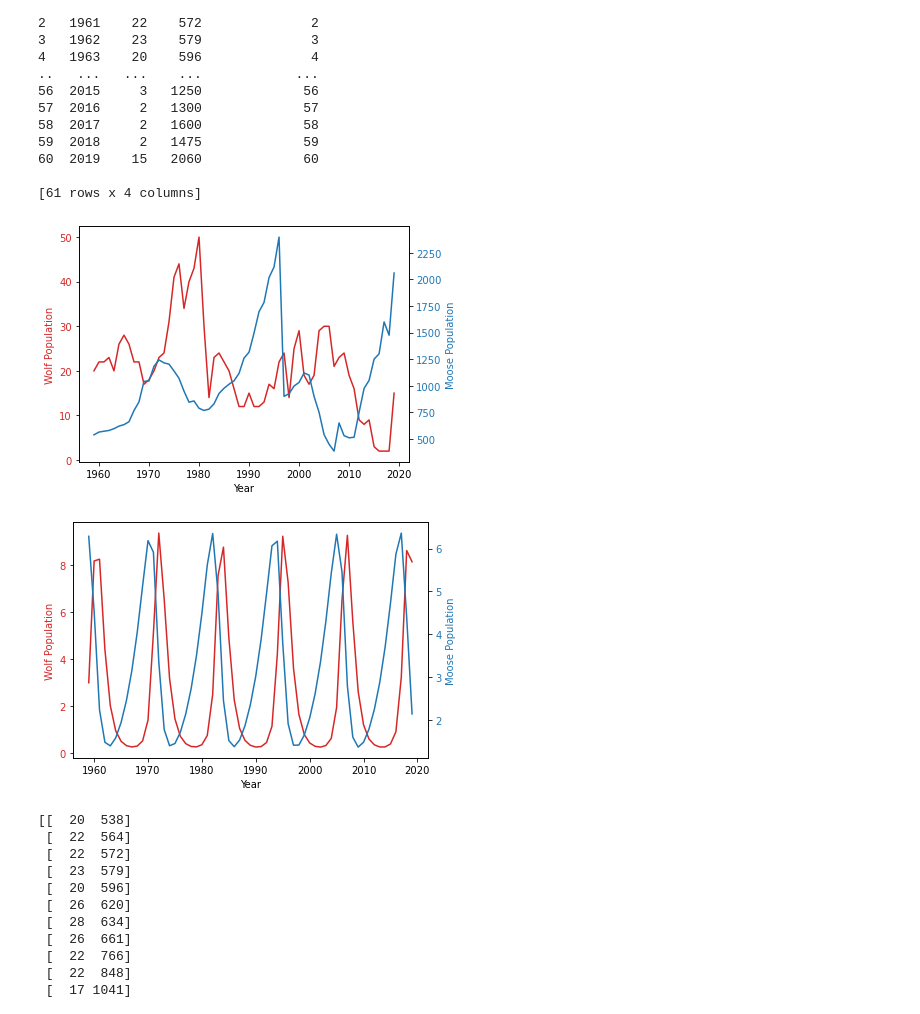
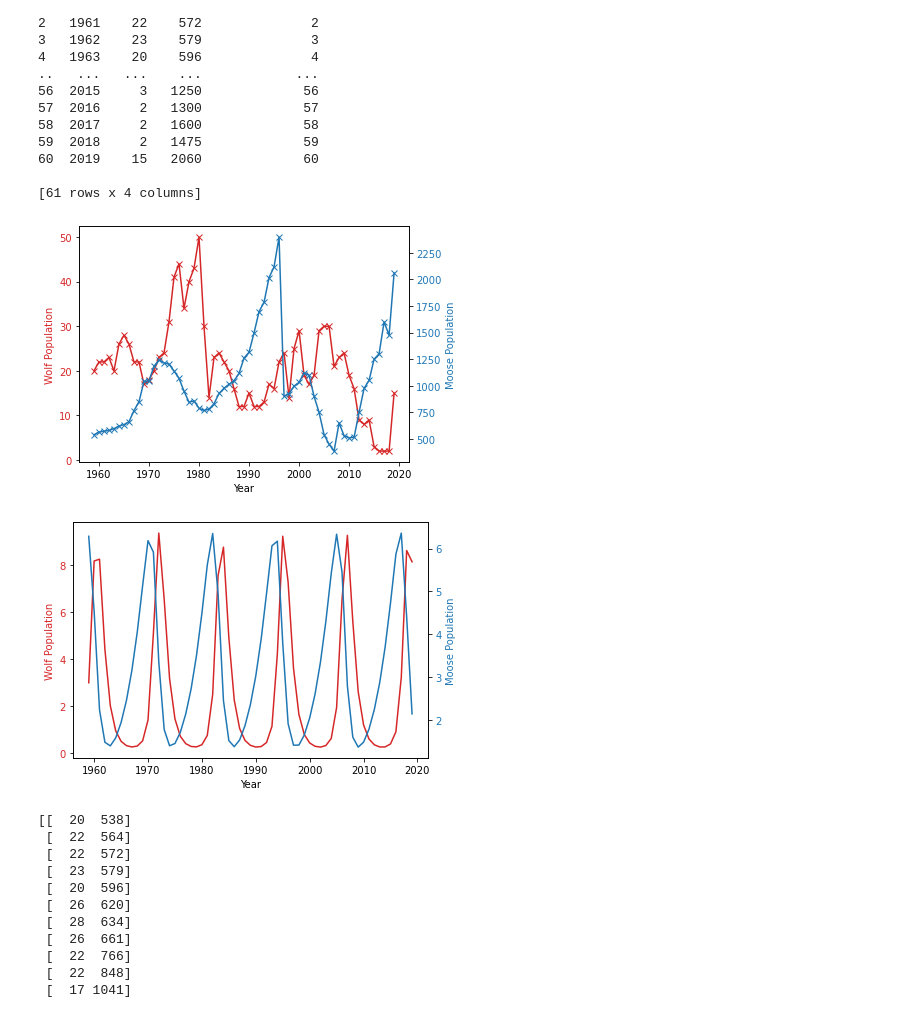
Before and after one commit to siilott/lotka-volterra-wolf-moose, a Jupyter notebook: lotka-volterra.ipynb, the cells around one changed output. Cells and saved outputs as stored; diff of their text form; code cells hidden in the pictures.

```diff
--- a/lotka-volterra.ipynb
+++ b/lotka-volterra.ipynb
@@ -110,40 +110,40 @@ fig, ax1 = plt.subplots()
 
 ax1.set_xlabel('Year')
 ax1.set_ylabel('Wolf Population', color='tab:red')
-ax1.plot(times , df['wolf'], '-', color='tab:red', label='Wolves')
+ax1.plot(times , df['wolf'], 'x-', color='tab:red', label='Wolves')
 ax1.tick_params(axis='y', labelcolor='tab:red')
 
 ax2 = ax1.twinx()
 ax2.set_ylabel('Moose Population', color='tab:blue')
-ax2.plot(times, df['moose'], '-', color='tab:blue', label='Moose')
+ax2.plot(times, df['moose'], 'x-', color='tab:blue', label='Moose')
 ax2.tick_params(axis='y', labelcolor='tab:blue')
 
 fig.tight_layout()
 plt.show()
 
 # Make a model object and run a simulation at arbitrary parameter values
 # times1 = np.linspace(0, 20, 100)
 params = [0.28, 0.11, 1.37, 0.42]
 #init_wolves, init_moose = 5, 30
 #df['wolf'].iloc[0], df['moose'].iloc[0]
 y = m.simulate(params, mod_times)
 
 fig, ax1 = plt.subplots()
 
 ax1.set_xlabel('Year')
 ax1.set_ylabel('Wolf Population', color='tab:red')
 ax1.plot(times, y[:, 0], color='tab:red', label='Wolves')
 ax1.tick_params(axis='y', labelcolor='tab:red')
 
 ax2 = ax1.twinx()
 ax2.set_ylabel('Moose Population', color='tab:blue')
 ax2.plot(times, y[:, 1], color='tab:blue', label='Moose')
 ax2.tick_params(axis='y', labelcolor='tab:blue')
 
 fig.tight_layout()
 plt.show()
 # %% [output]
-[figure, old version]
+[figure, new version]
 [figure]
 # %%
 print(observed_data)
```
Also changed, not shown: 5 other files.
